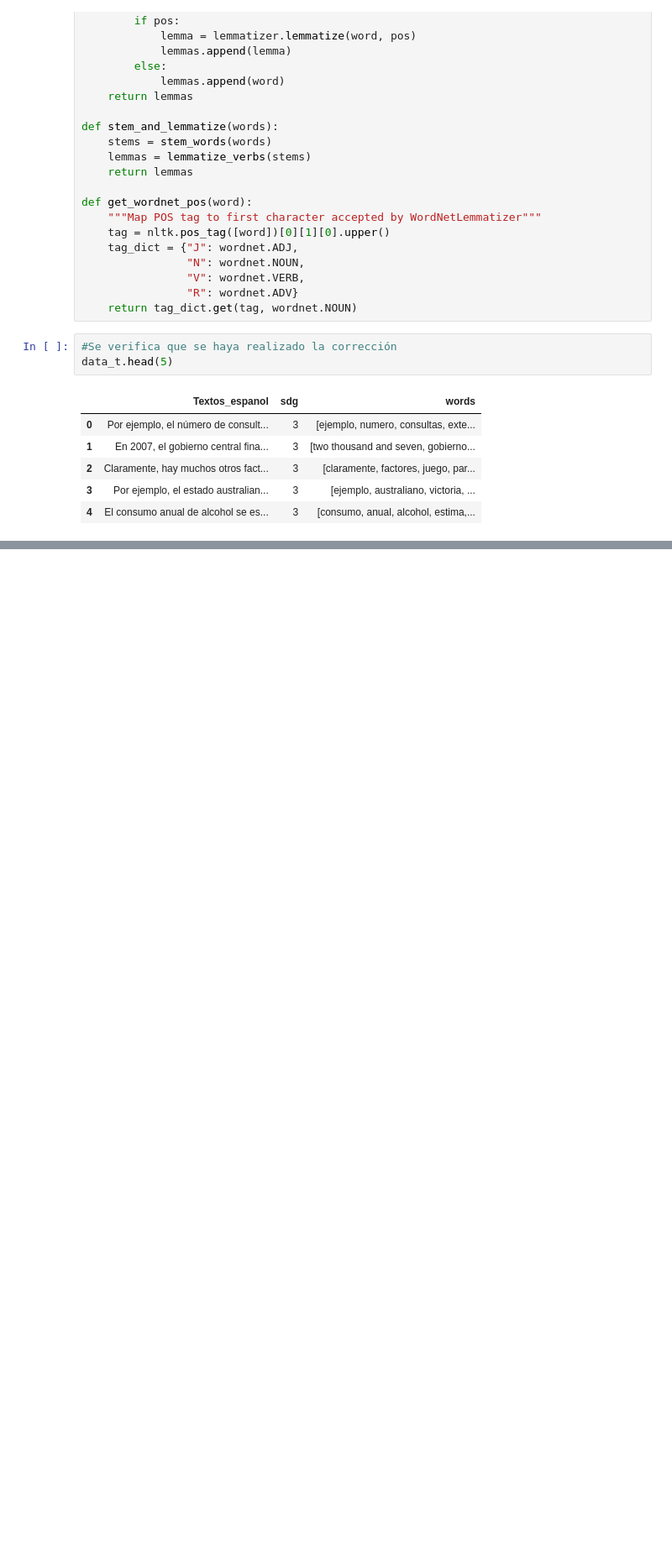
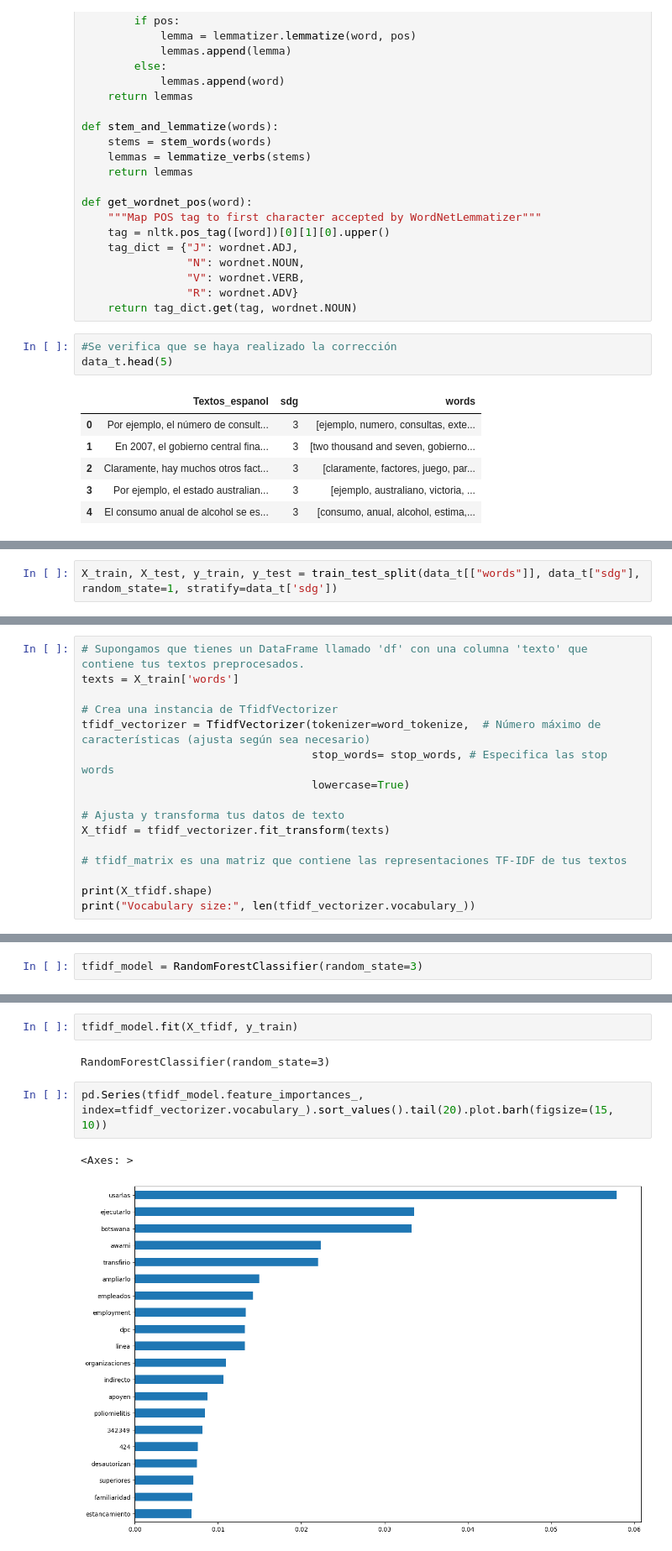
Before and after one commit to pdazad/ProyectoBI-G17, a Jupyter notebook: Etapa1/Fases/Modelado/AnalisisTextosODS.ipynb, the cells around one changed output, grey strips where cells are left out. Shown at 84% size. Saved outputs shown, nothing was run; the diff lists cells and outputs as text; blank space fills up the shorter version.

```diff
--- a/Etapa1/Fases/Modelado/AnalisisTextosODS.ipynb
+++ b/Etapa1/Fases/Modelado/AnalisisTextosODS.ipynb
@@ -328,0 +352,2 @@ data_t.head(5)
+# %%
+X_train, X_test, y_train, y_test = train_test_split(data_t[["words"]], data_t["sdg"], random_state=1, stratify=data_t['sdg'])
@@ -328,0 +390,16 @@ data_t.head(5)
+# %%
+# Supongamos que tienes un DataFrame llamado 'df' con una columna 'texto' que contiene tus textos preprocesados.
+texts = X_train['words']
+
+# Crea una instancia de TfidfVectorizer
+tfidf_vectorizer = TfidfVectorizer(tokenizer=word_tokenize,  # Número máximo de características (ajusta según sea necesario)
+                                   stop_words= stop_words, # Especifica las stop words
+                                   lowercase=True)
+
+# Ajusta y transforma tus datos de texto
+X_tfidf = tfidf_vectorizer.fit_transform(texts)
+
+# tfidf_matrix es una matriz que contiene las representaciones TF-IDF de tus textos
+
+print(X_tfidf.shape)
+print("Vocabulary size:", len(tfidf_vectorizer.vocabulary_))
@@ -328,0 +409,2 @@ data_t.head(5)
+# %%
+tfidf_model = RandomForestClassifier(random_state=3)
@@ -328,0 +435,9 @@ data_t.head(5)
+# %%
+tfidf_model.fit(X_tfidf, y_train)
+# %% [output]
+RandomForestClassifier(random_state=3)
+# %%
+pd.Series(tfidf_model.feature_importances_, index=tfidf_vectorizer.vocabulary_).sort_values().tail(20).plot.barh(figsize=(15, 10))
+# %% [output]
+<Axes: >
+[figure, added]
```
Also changed, not shown: parts of 70 cells of this notebook, 2 other files.
